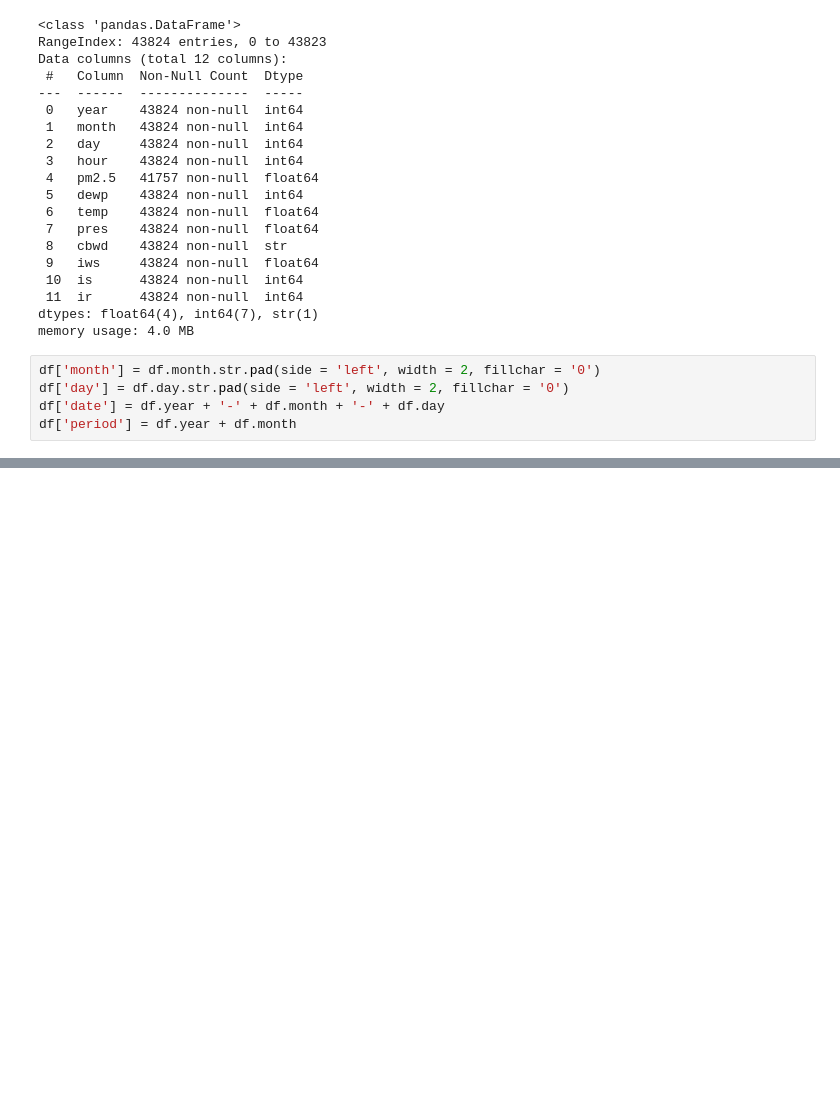
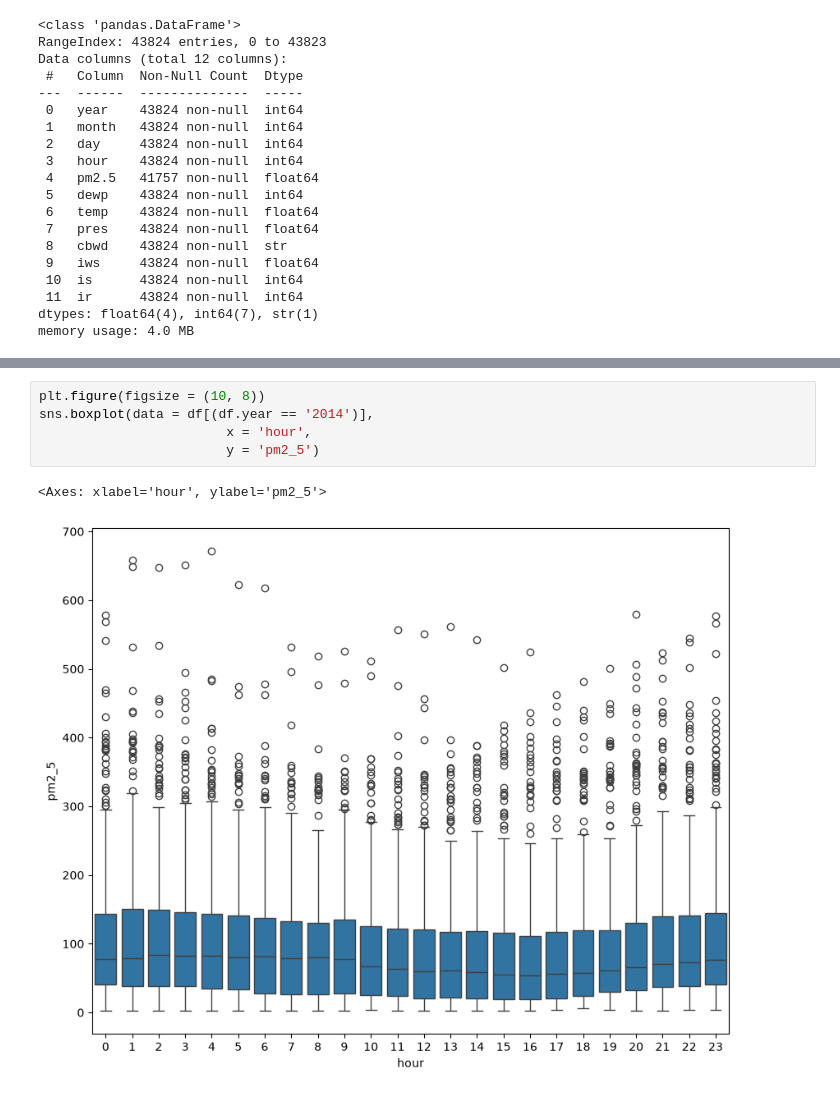
Before and after one commit to matheusmello-o/pm25-prediction, a Jupyter notebook: notebooks/data-exploration.ipynb, the cells around one changed output, grey strips where cells are left out. Cells and saved outputs as stored; diff of their text form; blank space fills up the shorter version.

Commit message:
init data preparation

```diff
--- a/notebooks/data-exploration.ipynb
+++ b/notebooks/data-exploration.ipynb
@@ -60,8 +119,3 @@ Data columns (total 12 columns):
  11  ir      43824 non-null  int64
 dtypes: float64(4), int64(7), str(1)
 memory usage: 4.0 MB
-# %%
-df['month'] = df.month.str.pad(side = 'left', width = 2, fillchar = '0')
-df['day'] = df.day.str.pad(side = 'left', width = 2, fillchar = '0')
-df['date'] = df.year + '-' + df.month + '-' + df.day
-df['period'] = df.year + df.month
@@ -67,0 +131,8 @@ df['period'] = df.year + df.month
+# %%
+plt.figure(figsize = (10, 8))
+sns.boxplot(data = df[(df.year == '2014')],
+						x = 'hour',
+						y = 'pm2_5')
+# %% [output]
+<Axes: xlabel='hour', ylabel='pm2_5'>
+[figure, added]
```
Also changed, not shown: parts of 18 cells of this notebook, 1 other file.
